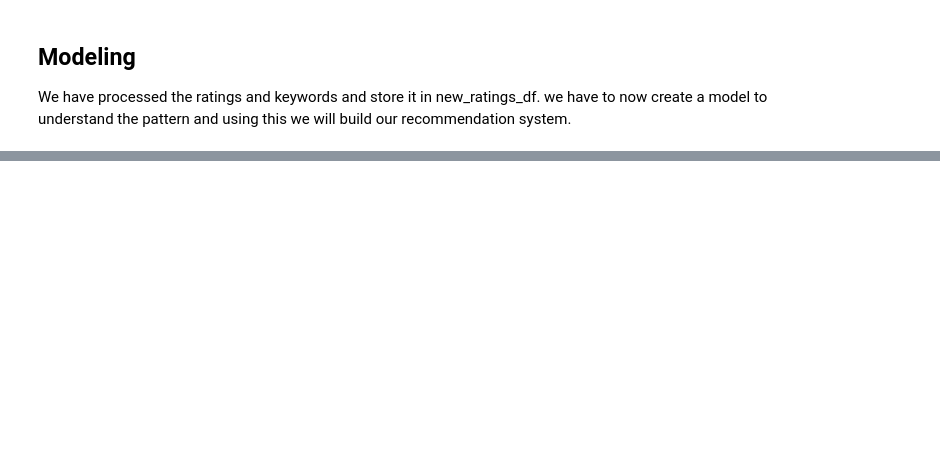
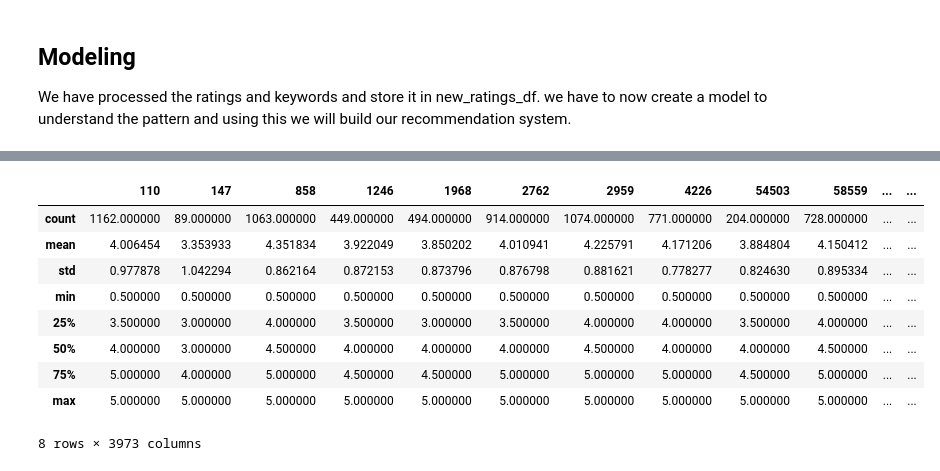
Before and after one commit to RaisunLakra/Movie-Recommendation, a Jupyter notebook: Notebook/Untitled.ipynb, the cells around one changed output, grey strips where cells are left out. Cells and saved outputs as stored; diff of their text form; code cells hidden in the pictures; blank space fills up the shorter version.

```diff
--- a/Notebook/Untitled.ipynb
+++ b/Notebook/Untitled.ipynb
@@ -647,0 +704,2 @@ class Neurons():
+# %%
+df = new_ratings_df[0:200000]
@@ -647,0 +759,3 @@ class Neurons():
+# %%
+rows = df['userId'].unique()
+cols = df['movieId'].unique()
@@ -647,0 +770,2 @@ class Neurons():
+# %%
+user_ratings_df = pd.DataFrame(index = rows, columns=cols, data=np.nan)
@@ -647,0 +784,6 @@ class Neurons():
+# %%
+for _, row in df.iterrows():
+    user = row['userId']
+    movie = row['movieId']
+    rating = row['rating']
+    user_ratings_df.loc[user, movie] = rating
@@ -647,0 +800,13 @@ class Neurons():
+# %%
+user_ratings_df.describe()
+# %% [output]
+|  | 110 | 147 | 858 | 1246 | 1968 | 2762 | 2959 | 4226 | 54503 | 58559 | ... | ... |
+| count | 1162.000000 | 89.000000 | 1063.000000 | 449.000000 | 494.000000 | 914.000000 | 1074.000000 | 771.000000 | 204.000000 | 728.000000 | ... | ... |
+| mean | 4.006454 | 3.353933 | 4.351834 | 3.922049 | 3.850202 | 4.010941 | 4.225791 | 4.171206 | 3.884804 | 4.150412 | ... | ... |
+| std | 0.977878 | 1.042294 | 0.862164 | 0.872153 | 0.873796 | 0.876798 | 0.881621 | 0.778277 | 0.824630 | 0.895334 | ... | ... |
+| min | 0.500000 | 0.500000 | 0.500000 | 0.500000 | 0.500000 | 0.500000 | 0.500000 | 0.500000 | 0.500000 | 0.500000 | ... | ... |
+| 25% | 3.500000 | 3.000000 | 4.000000 | 3.500000 | 3.000000 | 3.500000 | 4.000000 | 4.000000 | 3.500000 | 4.000000 | ... | ... |
+| 50% | 4.000000 | 3.000000 | 4.500000 | 4.000000 | 4.000000 | 4.000000 | 4.500000 | 4.000000 | 4.000000 | 4.500000 | ... | ... |
+| 75% | 5.000000 | 4.000000 | 5.000000 | 4.500000 | 4.500000 | 5.000000 | 5.000000 | 5.000000 | 4.500000 | 5.000000 | ... | ... |
+| max | 5.000000 | 5.000000 | 5.000000 | 5.000000 | 5.000000 | 5.000000 | 5.000000 | 5.000000 | 5.000000 | 5.000000 | ... | ... |
+8 rows × 3973 columns
```
Also changed, not shown: parts of 30 cells of this notebook.
